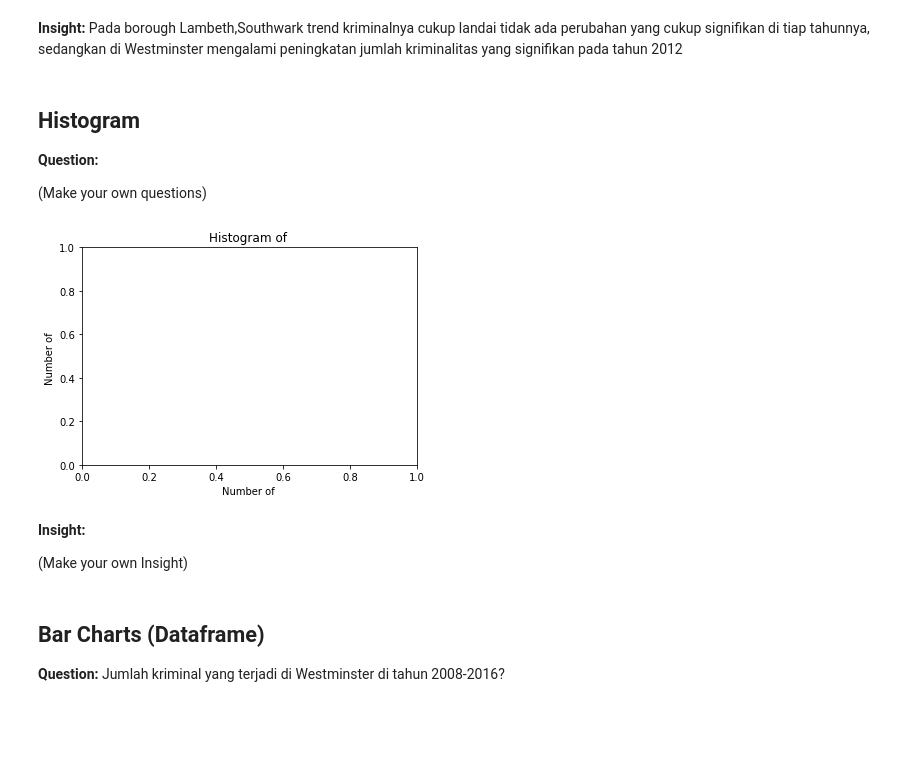
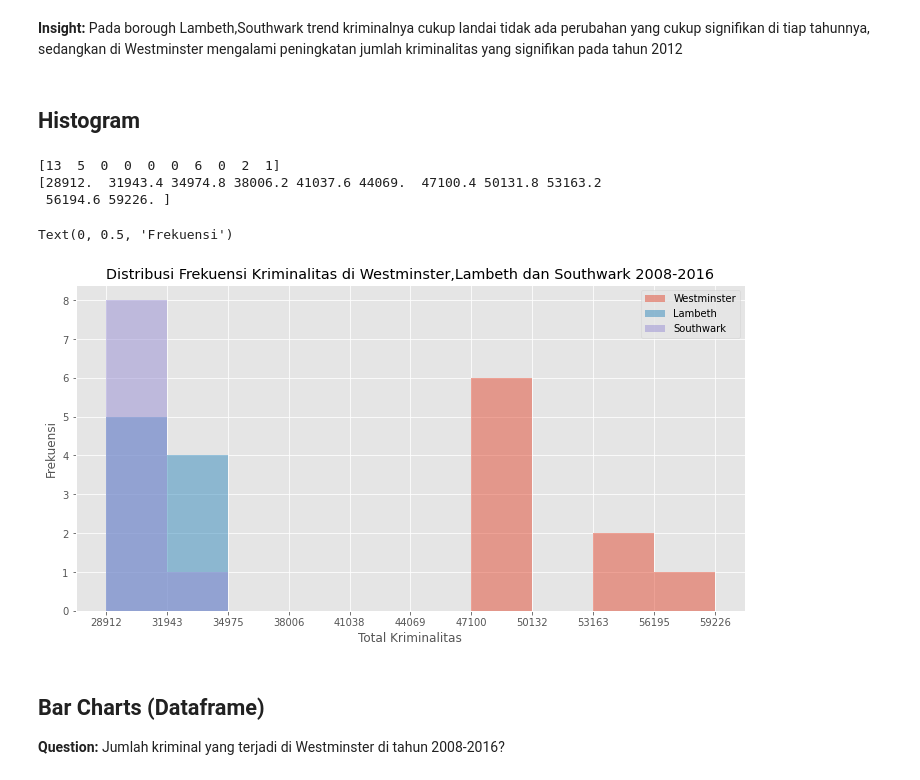
Before and after one commit to oscartbg/python_training, a Jupyter notebook: PYTN_Assgn_1_74_Oscar Forendo.ipynb, the cells around one changed output. Cells and saved outputs as stored; diff of their text form; code cells hidden in the pictures; blank space fills up the shorter version.

```diff
--- a/PYTN_Assgn_1_74_Oscar Forendo.ipynb
+++ b/PYTN_Assgn_1_74_Oscar Forendo.ipynb
@@ -240,30 +223,31 @@ plt.show()
 # %% [markdown]
 **Insight:** Pada borough Lambeth,Southwark trend kriminalnya cukup landai tidak ada perubahan yang cukup signifikan di tiap tahunnya, sedangkan di Westminster mengalami peningkatan jumlah kriminalitas yang signifikan pada tahun 2012
-# %% [markdown]
-## Histogram
-
-**Question:**
-
-(Make your own questions)
-# %%
-# Write your function below
-criminal.groupby(["major_category"])["value"].sum()
-
-# Graded-Funtion Begin (~2 Lines)
-
-# Graded-Funtion End
-
-plt.title('Histogram of ') # add a title to the histogram
-plt.ylabel('Number of ') # add y-label
-plt.xlabel('Number of ') # add x-label
-
-plt.show()
-# %% [output]
-[figure, removed]
-# %% [markdown]
-**Insight:**
-
-(Make your own Insight)
+# %% [markdown]
+## Histogram
+# %%
+data_3_borough
+
+count, bin_edges = np.histogram(data_3_borough)
+
+print(count)
+print(bin_edges)
+# %% [output]
+[13  5  0  0  0  0  6  0  2  1]
+[28912.  31943.4 34974.8 38006.2 41037.6 44069.  47100.4 50131.8 53163.2
+ 56194.6 59226. ]
+# %%
+df.plot(kind="hist",
+             xticks = bin_edges,
+             figsize=(12,6),
+             alpha=0.5
+             )
+
+plt.title("Distribusi Frekuensi Kriminalitas di Westminster,Lambeth dan Southwark 2008-2016")
+plt.xlabel("Total Kriminalitas")
+plt.ylabel("Frekuensi")
+# %% [output]
+Text(0, 0.5, 'Frekuensi')
+[figure, added]
 # %% [markdown]
 ## Bar Charts (Dataframe) <a id="10"></a>
 
```
Also changed, not shown: parts of 22 cells of this notebook.
